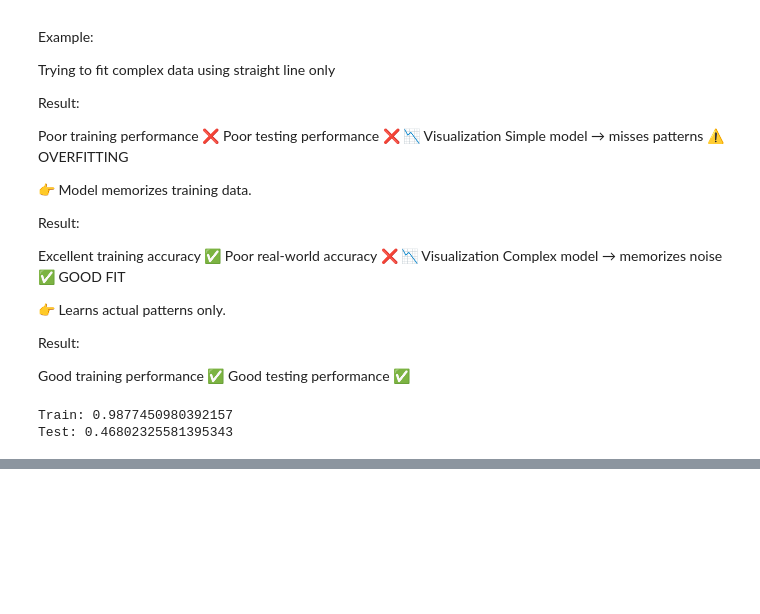
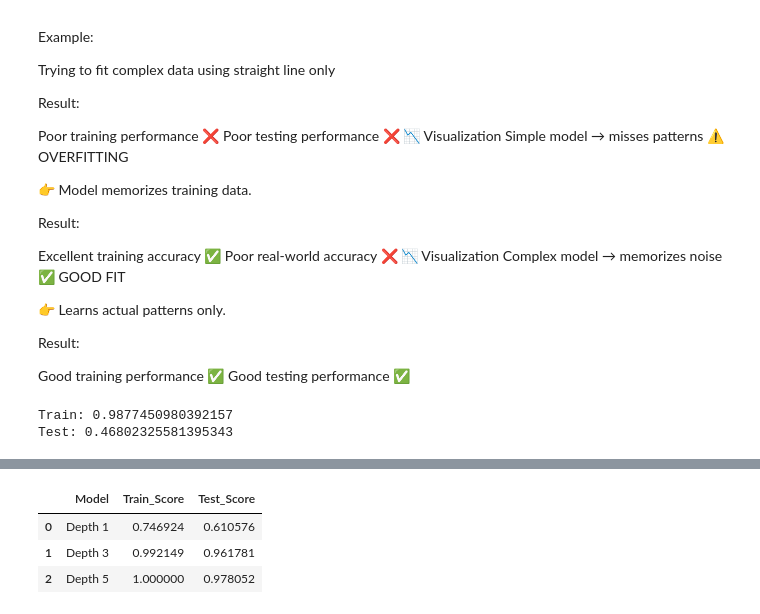
Before and after one commit to RajCodes1996/AIML_ROADMAP_2026, a Jupyter notebook: Main/ML_11_to_18.ipynb, the cells around one changed output, grey strips where cells are left out. Cells and saved outputs as stored; diff of their text form; code cells hidden in the pictures; blank space fills up the shorter version.

```diff
--- a/Main/ML_11_to_18.ipynb
+++ b/Main/ML_11_to_18.ipynb
@@ -430,0 +473,16 @@ Test: 0.46802325581395343
+# %%
+# Check Train & Test Scores
+models = {
+    "Depth 1": tree_1,
+    "Depth 3": tree_3,
+    "Depth 5": tree_5
+}
+
+for name, model in models.items():
+    train_score = model.score(X_train,y_train)
+    test_score = model.score(X_test,y_test)
+
+    print(name)
+    print("Train Score:", train_score)
+    print("Test Score:", test_score)
+    print("-" * 30)
@@ -430,0 +502,25 @@ Test: 0.46802325581395343
+# %%
+# Compare results in a table
+
+results = []
+
+for name, model in models.items():
+    train_score = model.score(X_train,y_train)
+    test_score = model.score(X_test, y_test)
+
+    results.append([
+        name,
+        train_score,
+        test_score
+])
+
+results_df = pd.DataFrame(
+    results,
+    columns=["Model", "Train_Score", "Test_Score"]
+)
+results_df
+# %% [output]
+|  | Model | Train_Score | Test_Score |
+| 0 | Depth 1 | 0.746924 | 0.610576 |
+| 1 | Depth 3 | 0.992149 | 0.961781 |
+| 2 | Depth 5 | 1.000000 | 0.978052 |
```
Also changed, not shown: parts of 9 cells of this notebook.
